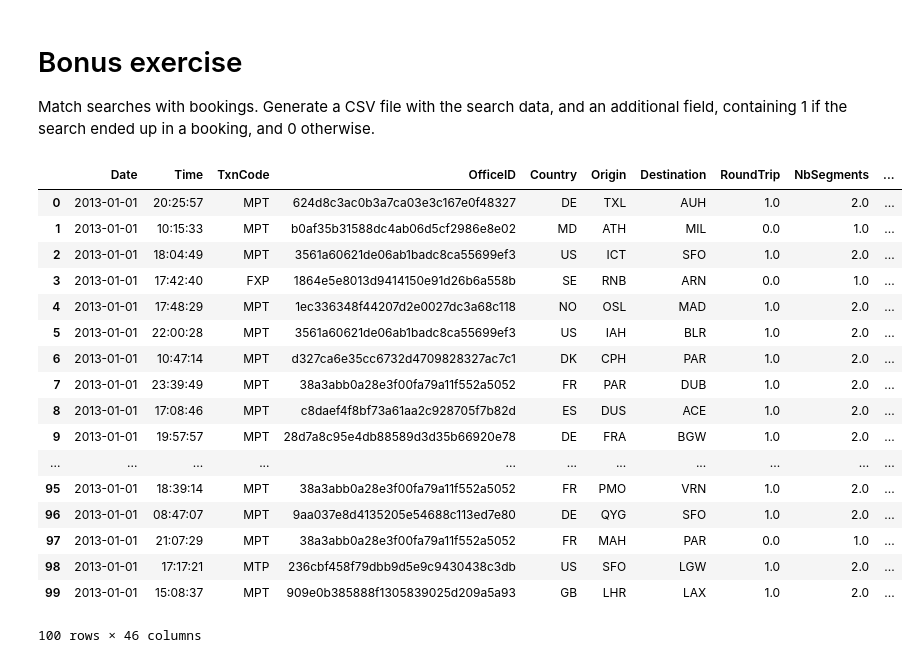
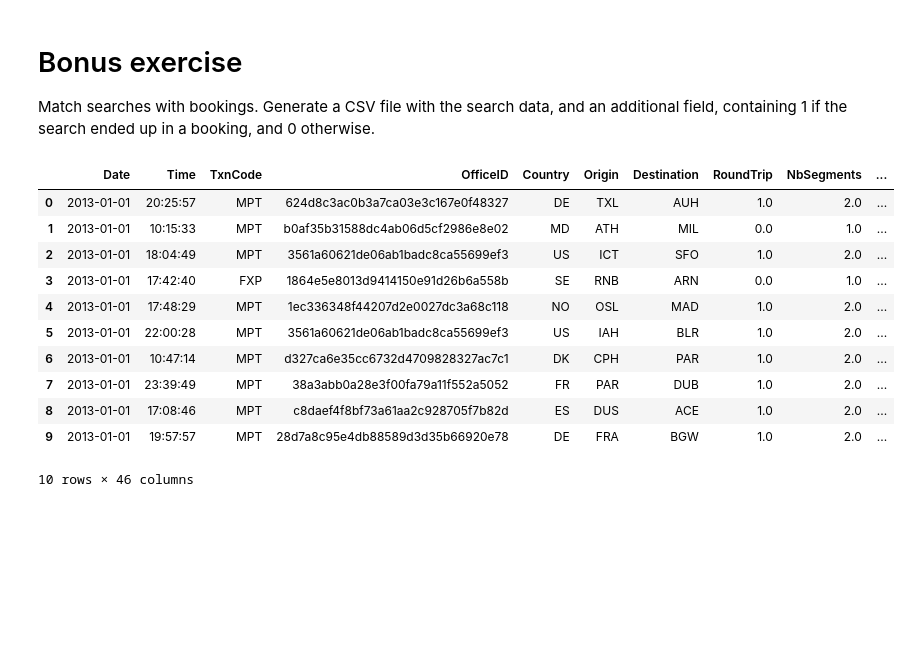
Before and after one commit to RLanrivain/AMADEUS-Test, a Jupyter notebook: AMADEUS-Test Technique.ipynb, the cells around one changed output. Drawn from its saved outputs; the diff is of its cells as text; code cells hidden in the pictures; blank space fills up the shorter version.

```diff
--- a/AMADEUS-Test Technique.ipynb
+++ b/AMADEUS-Test Technique.ipynb
@@ -196,25 +190,19 @@ pdsearches['booked'] = (pdsearches.Origin + pdsearches.Destination).isin(pdbooki
 # %%
 pdsearches['booked'] = pdsearches['booked'].map(lambda x: int(x))
 # %%
-pdsearches.head(100)
+pdsearches.head(10)
 # %% [output]
 |  | Date | Time | TxnCode | OfficeID | Country | Origin | Destination | RoundTrip | NbSegments | ... |
 | 0 | 2013-01-01 | 20:25:57 | MPT | 624d8c3ac0b3a7ca03e3c167e0f48327 | DE | TXL | AUH | 1.0 | 2.0 | ... |
 | 1 | 2013-01-01 | 10:15:33 | MPT | b0af35b31588dc4ab06d5cf2986e8e02 | MD | ATH | MIL | 0.0 | 1.0 | ... |
 | 2 | 2013-01-01 | 18:04:49 | MPT | 3561a60621de06ab1badc8ca55699ef3 | US | ICT | SFO | 1.0 | 2.0 | ... |
 | 3 | 2013-01-01 | 17:42:40 | FXP | 1864e5e8013d9414150e91d26b6a558b | SE | RNB | ARN | 0.0 | 1.0 | ... |
 | 4 | 2013-01-01 | 17:48:29 | MPT | 1ec336348f44207d2e0027dc3a68c118 | NO | OSL | MAD | 1.0 | 2.0 | ... |
 | 5 | 2013-01-01 | 22:00:28 | MPT | 3561a60621de06ab1badc8ca55699ef3 | US | IAH | BLR | 1.0 | 2.0 | ... |
 | 6 | 2013-01-01 | 10:47:14 | MPT | d327ca6e35cc6732d4709828327ac7c1 | DK | CPH | PAR | 1.0 | 2.0 | ... |
 | 7 | 2013-01-01 | 23:39:49 | MPT | 38a3abb0a28e3f00fa79a11f552a5052 | FR | PAR | DUB | 1.0 | 2.0 | ... |
 | 8 | 2013-01-01 | 17:08:46 | MPT | c8daef4f8bf73a61aa2c928705f7b82d | ES | DUS | ACE | 1.0 | 2.0 | ... |
 | 9 | 2013-01-01 | 19:57:57 | MPT | 28d7a8c95e4db88589d3d35b66920e78 | DE | FRA | BGW | 1.0 | 2.0 | ... |
-| ... | ... | ... | ... | ... | ... | ... | ... | ... | ... | ... |
-| 95 | 2013-01-01 | 18:39:14 | MPT | 38a3abb0a28e3f00fa79a11f552a5052 | FR | PMO | VRN | 1.0 | 2.0 | ... |
-| 96 | 2013-01-01 | 08:47:07 | MPT | 9aa037e8d4135205e54688c113ed7e80 | DE | QYG | SFO | 1.0 | 2.0 | ... |
-| 97 | 2013-01-01 | 21:07:29 | MPT | 38a3abb0a28e3f00fa79a11f552a5052 | FR | MAH | PAR | 0.0 | 1.0 | ... |
-| 98 | 2013-01-01 | 17:17:21 | MTP | 236cbf458f79dbb9d5e9c9430438c3db | US | SFO | LGW | 1.0 | 2.0 | ... |
-| 99 | 2013-01-01 | 15:08:37 | MPT | 909e0b385888f1305839025d209a5a93 | GB | LHR | LAX | 1.0 | 2.0 | ... |
-100 rows × 46 columns
+10 rows × 46 columns
 # %%
 pdsearches.to_csv('searchesbooked.csv', sep='^', encoding='utf-8')
```
Also changed, not shown: parts of 1 cell of this notebook.
